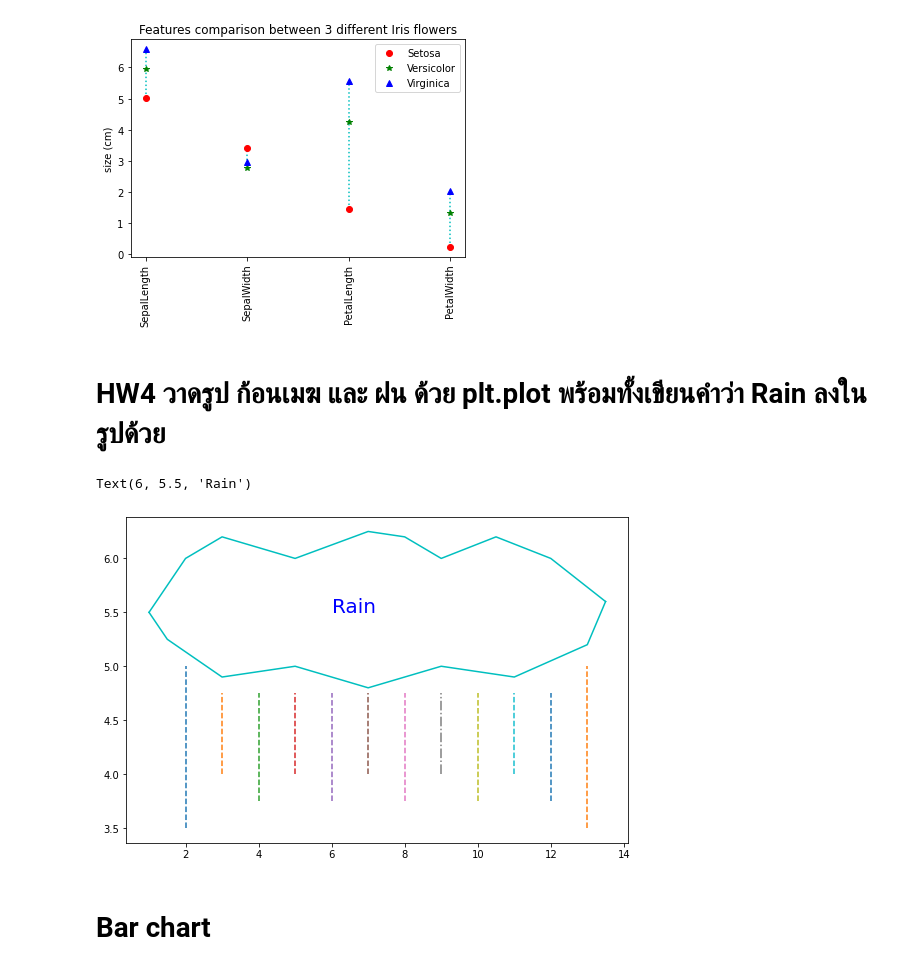
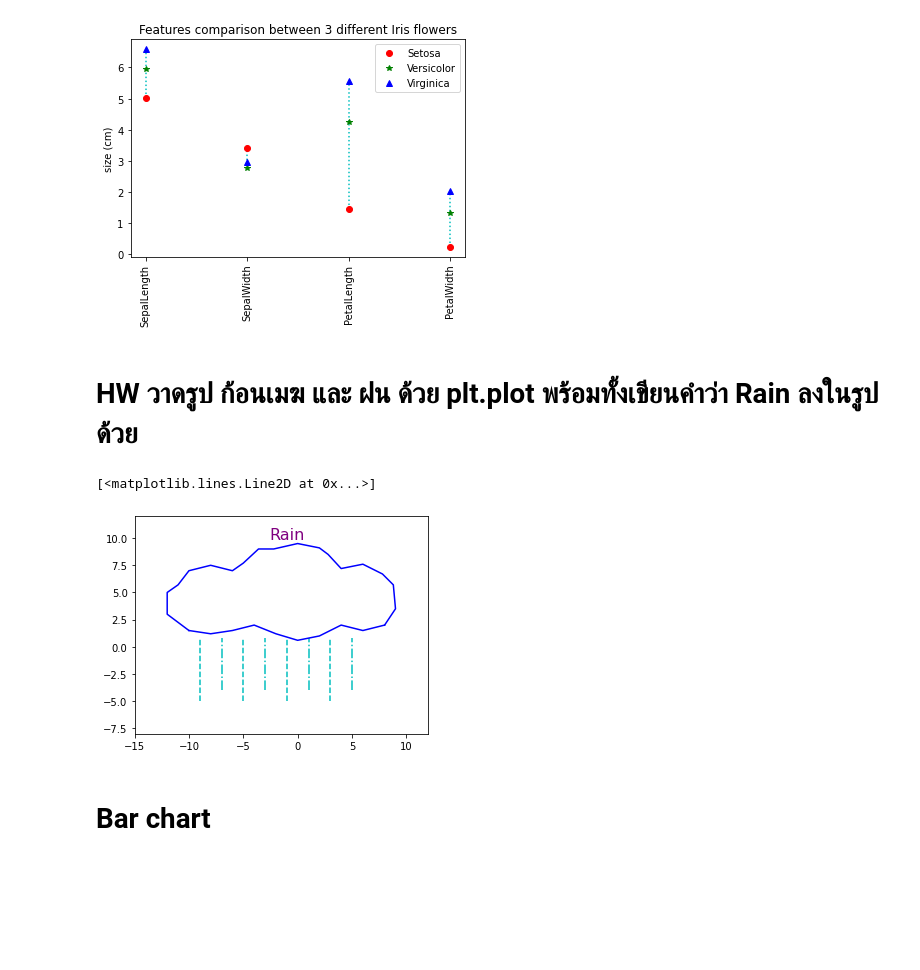
Before and after one commit to PatchareepornT/Basicprg_DataViz65, a Jupyter notebook: DataViz04_Data_Comparison.ipynb, the cells around one changed output. Saved outputs shown, nothing was run; the diff lists cells and outputs as text; code cells hidden in the pictures; blank space fills up the shorter version.

```diff
--- a/DataViz04_Data_Comparison.ipynb
+++ b/DataViz04_Data_Comparison.ipynb
@@ -167,30 +167,26 @@ plt.ylabel('size (cm)');
 # %% [output]
 [figure]
 # %% [markdown]
-# HW4 วาดรูป ก้อนเมฆ และ ฝน ด้วย plt.plot พร้อมทั้งเขียนคำว่า Rain ลงในรูปด้วย
+# HW วาดรูป ก้อนเมฆ และ ฝน ด้วย plt.plot พร้อมทั้งเขียนคำว่า Rain ลงในรูปด้วย
-# %%
-#ฝน
-plt.plot([2,2],[3.5,5],'--')
-plt.plot([3,3],[4,4.75],'--')
-plt.plot([4,4],[3.75,4.75],'--')
-plt.plot([5,5],[4,4.75],'--')
-plt.plot([6,6],[3.75,4.75],'--')
-plt.plot([7,7],[4,4.75],'--')
-plt.plot([8,8],[3.75,4.75],'--')
-plt.plot([9,9],[4,4.75],'-.')
-plt.plot([10,10],[3.75,4.75],'--')
-plt.plot([11,11],[4,4.75],'--')
-plt.plot([12,12],[3.75,4.75],'--')
-plt.plot([13,13],[3.5,5],'--')
-
-#ก้อนเมฆ
-plt.plot([1,1.5,3,5,7,9,11,13,13.5],[5.5,5.25,4.9,5,4.8,5,4.9,5.2,5.6],'c-')
-plt.plot([1,2,3,5,7,8,9,10.5,12,13.5],[5.5,6,6.2,6,6.25,6.2,6,6.2,6,5.6],'c-')
-
-plt.text(6,5.5,'Rain',fontsize=20,color='b')
-# %% [output]
-Text(6, 5.5, 'Rain')
-[figure, removed]
+# %%
+plt.axes(xlim=[-15,12],ylim=[-8,12],aspect=1)
+plt.text(-1,11,'Rain',fontsize=16,ha='center',va='top',c='#800080')
+
+plt.plot([-9,-9],[-5,0.8],'c--')
+plt.plot([-7,-7],[-4,0.8],'c-.')
+plt.plot([-5,-5],[-5,0.8],'c--')
+plt.plot([-3,-3],[-4,0.8],'c-.')
+plt.plot([-1,-1],[-5,0.8],'c--')
+plt.plot([1,1],[-4,0.8],'c-.')
+plt.plot([3,3],[-5,0.8],'c--')
+plt.plot([5,5],[-4,0.8],'c-.')
+
+
+plt.plot([-10,-12,-12,-11,-10,-8,-6,-5,-3.6,-2.2,0,2,2.8,4,6,7.8,8.8,9,8],[1.5,3,5,5.7,7,7.5,7,7.7,9,9,9.5,9.1,8.5,7.2,7.6,6.7,5.7,3.5,2],'b-')
+plt.plot([-10,-8,-6,-4,-2,0,2,4,6,8],[1.5,1.2,1.5,2,1.2,0.6,1,2,1.5,2],'b-')
+# %% [output]
+[<matplotlib.lines.Line2D at 0x...>]
+[figure, added]
 # %% [markdown]
  # Bar chart
 # %%
```
Also changed, not shown: parts of 1 cell of this notebook.
